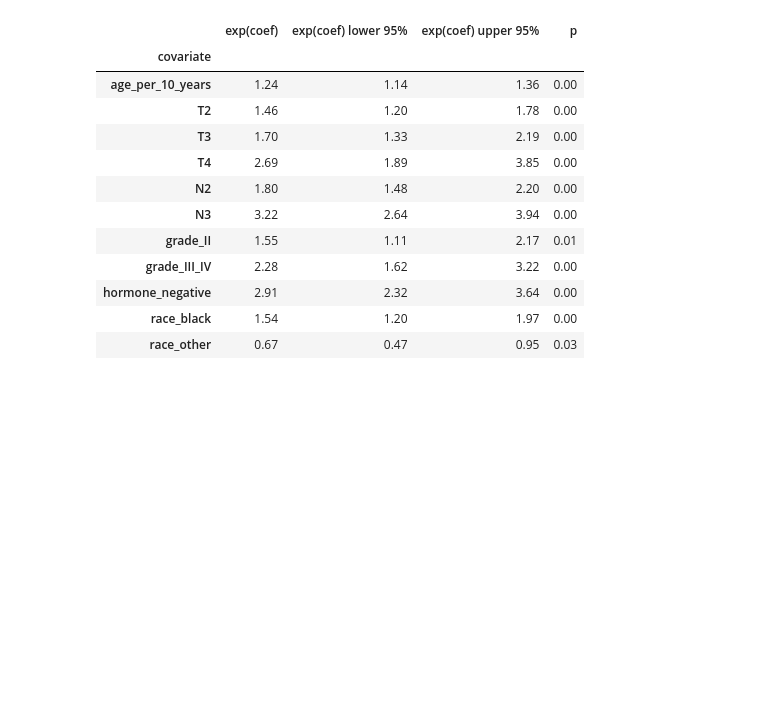
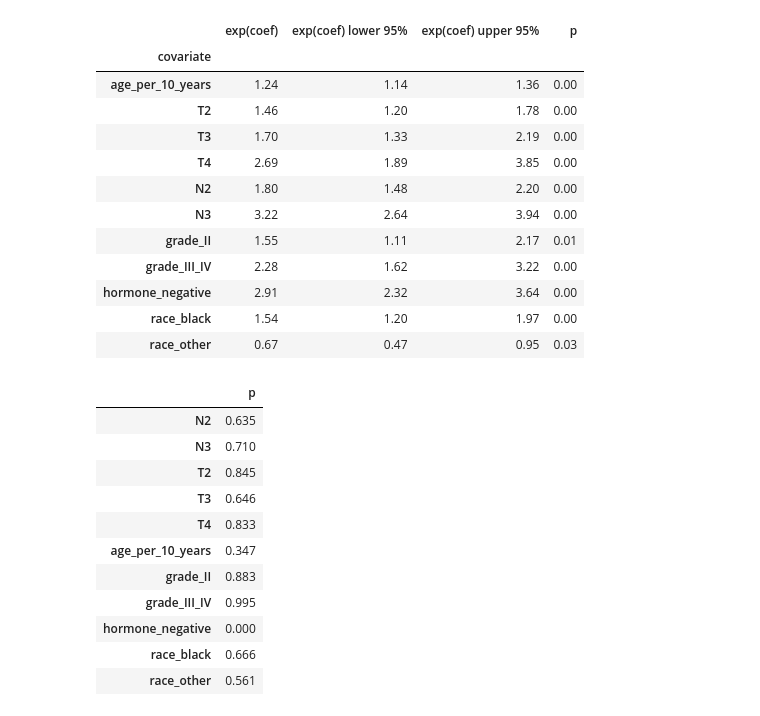
Before and after one commit to Joshika1881/cancer-survival-patterns, a Jupyter notebook: notebooks/sai_cox_model.ipynb, the cells around one changed output. Drawn from its saved outputs; the diff is of its cells as text; code cells hidden in the pictures; blank space fills up the shorter version.

```diff
--- a/notebooks/sai_cox_model.ipynb
+++ b/notebooks/sai_cox_model.ipynb
@@ -63,3 +63,21 @@ results
 | hormone_negative | 2.91 | 2.32 | 3.64 | 0.00 |
 | race_black | 1.54 | 1.20 | 1.97 | 0.00 |
 | race_other | 0.67 | 0.47 | 0.95 | 0.03 |
+# %%
+from lifelines.statistics import proportional_hazard_test
+
+ph_test = proportional_hazard_test(cph, model_df, time_transform="rank")
+ph_test.summary[["p"]].round(3)
+# %% [output]
+|  | p |
+| N2 | 0.635 |
+| N3 | 0.710 |
+| T2 | 0.845 |
+| T3 | 0.646 |
+| T4 | 0.833 |
+| age_per_10_years | 0.347 |
+| grade_II | 0.883 |
+| grade_III_IV | 0.995 |
+| hormone_negative | 0.000 |
+| race_black | 0.666 |
+| race_other | 0.561 |
```
Also changed, not shown: parts of 4 cells of this notebook.
